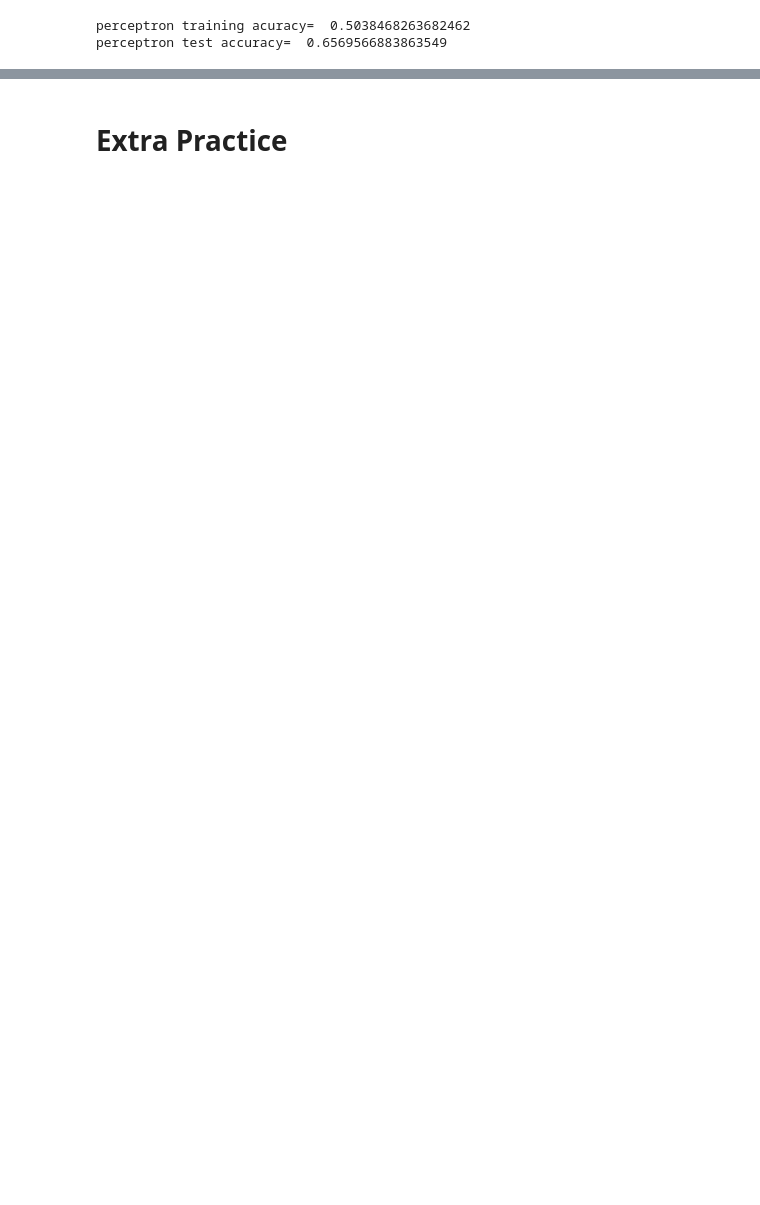
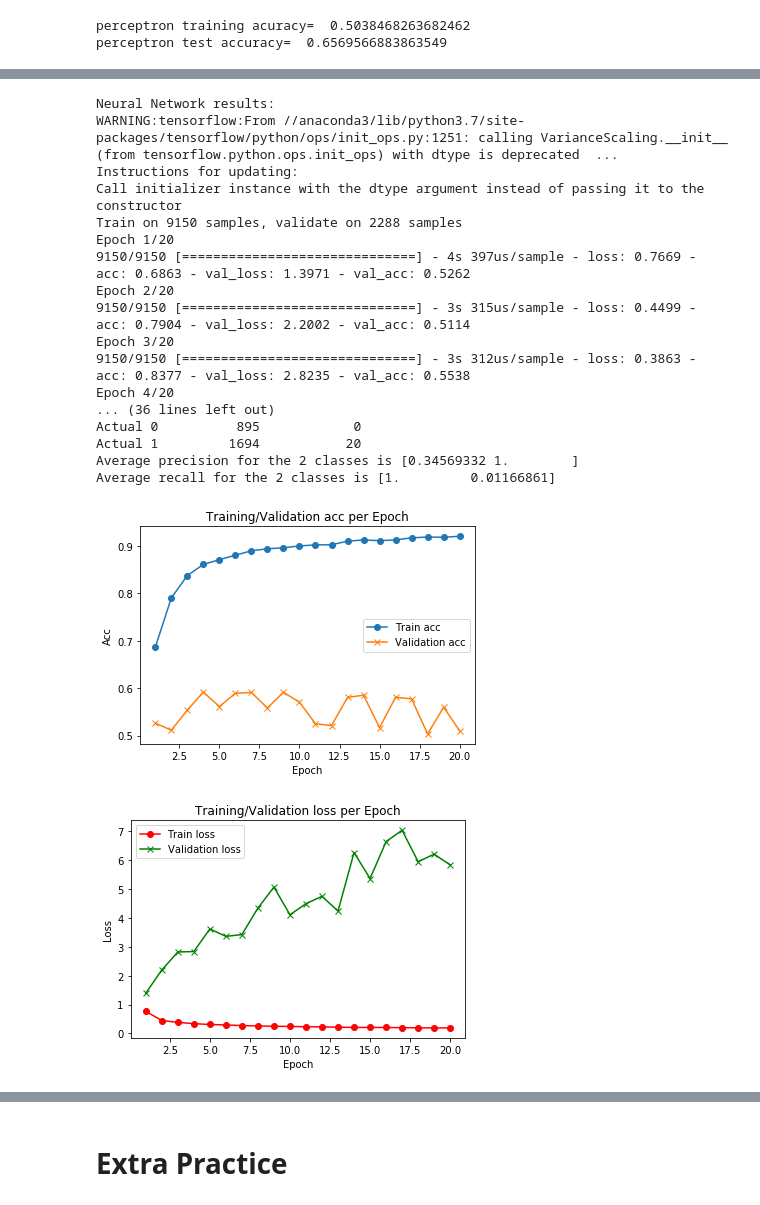
Before and after one commit to NolanSmithSolutions/Course, a Jupyter notebook: Statistical_Modeling/Machine_Learning.ipynb, the cells around one changed output, grey strips where cells are left out. Saved outputs shown, nothing was run; the diff lists cells and outputs as text; code cells hidden in the pictures; blank space fills up the shorter version.

Commit message:
first pass stats model

```diff
--- a/Statistical_Modeling/Machine_Learning.ipynb
+++ b/Statistical_Modeling/Machine_Learning.ipynb
@@ -404,0 +638,2 @@ perceptron test accuracy=  0.6569566883863549
+# %%
+x_train, x_test, y_train, y_test, colz = data_split(yahoo_data,'best',scale=True)
@@ -405 +655,25 @@ perceptron test accuracy=  0.6569566883863549
+# %%
+# Test model prediction accuracy using validation data
+# this gives you bias and variance error in the model.
+neural_network(x_train, x_test, y_train, y_test, colz)
+# %% [output]
+Neural Network results:
+WARNING:tensorflow:From //anaconda3/lib/python3.7/site-packages/tensorflow/python/ops/init_ops.py:1251: calling VarianceScaling.__init__ (from tensorflow.python.ops.init_ops) with dtype is deprecated  ...
+Instructions for updating:
+Call initializer instance with the dtype argument instead of passing it to the constructor
+Train on 9150 samples, validate on 2288 samples
+Epoch 1/20
+9150/9150 [==============================] - 4s 397us/sample - loss: 0.7669 - acc: 0.6863 - val_loss: 1.3971 - val_acc: 0.5262
+Epoch 2/20
+9150/9150 [==============================] - 3s 315us/sample - loss: 0.4499 - acc: 0.7904 - val_loss: 2.2002 - val_acc: 0.5114
+Epoch 3/20
+9150/9150 [==============================] - 3s 312us/sample - loss: 0.3863 - acc: 0.8377 - val_loss: 2.8235 - val_acc: 0.5538
+Epoch 4/20
+... (36 lines left out)
+Actual 0          895            0
+Actual 1         1694           20
+Average precision for the 2 classes is [0.34569332 1.        ]
+Average recall for the 2 classes is [1.         0.01166861]
+[figure, added]
+[figure, added]
 # %% [markdown]
```
Also changed, not shown: parts of 28 cells of this notebook, 6 other files.
